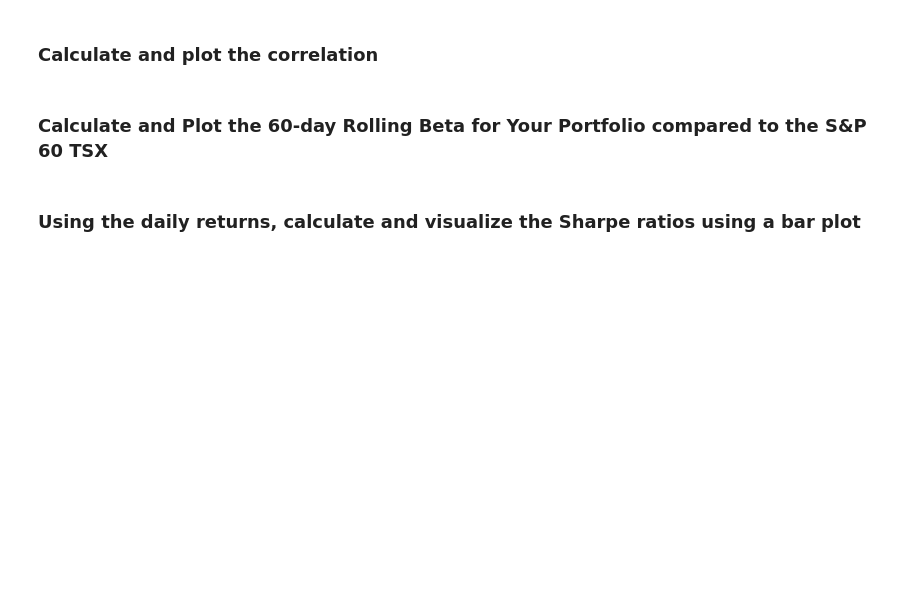
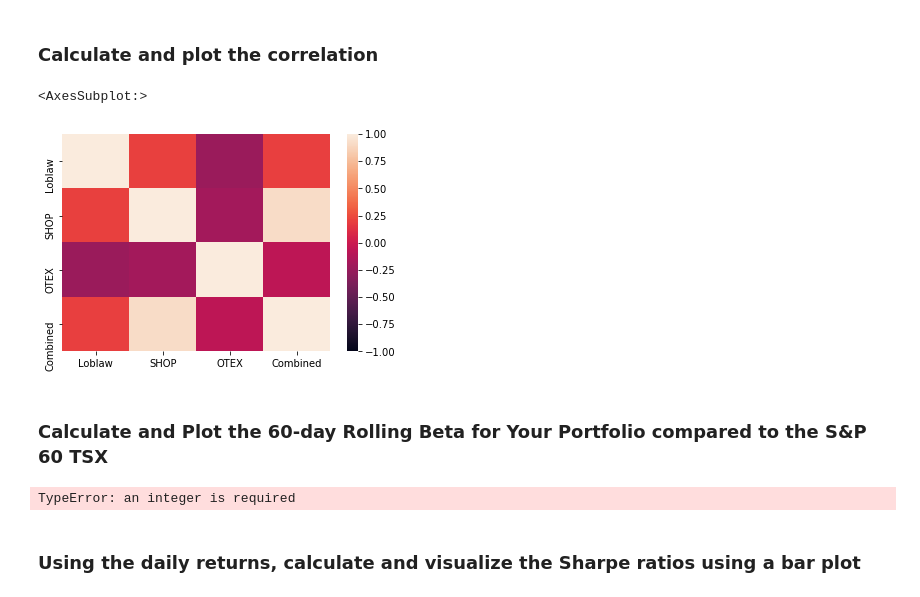
Before and after one commit to vjreddy2001/Portfolio, a Jupyter notebook: A_Whale_off_the_Portfolio/whale_analysis.ipynb, the cells around one changed output. Drawn from its saved outputs; the diff is of its cells as text; code cells hidden in the pictures; blank space fills up the shorter version.

```diff
--- a/A_Whale_off_the_Portfolio/whale_analysis.ipynb
+++ b/A_Whale_off_the_Portfolio/whale_analysis.ipynb
@@ -532,5 +682,11 @@ weights = [1/3, 1/3, 1/3]
 ### Calculate and plot the correlation
 # %%
 # Calculate and plot the correlation
+correlation = joined_portfolio.corr()
+correlation
+sns.heatmap(correlation, vmin=-1, vmax=1)
+# %% [output]
+<AxesSubplot:>
+[figure, added]
 # %% [markdown]
 ### Calculate and Plot the 60-day Rolling Beta for Your Portfolio compared to the S&P 60 TSX
@@ -539,3 +693,17 @@ weights = [1/3, 1/3, 1/3]
+# %%
+# Calculate and plot Beta
+rolling_portfolio = daily_returns_portfolio_df.rolling(window=60).mean()
+rolling_portfolio
+
+rolling_sptsx = daily_returns_sp_tsx_history.rolling(window=60).mean()
+rolling_sptsx
+
+variance = rolling_portfolio.var()
+variance
+
+covariance = rolling_portfolio.cov(rolling_sptsx)
+# %% [output]
+TypeError: an integer is required
 # %% [markdown]
 ### Using the daily returns, calculate and visualize the Sharpe ratios using a bar plot
 # %%
```
Also changed, not shown: parts of 31 cells of this notebook.
